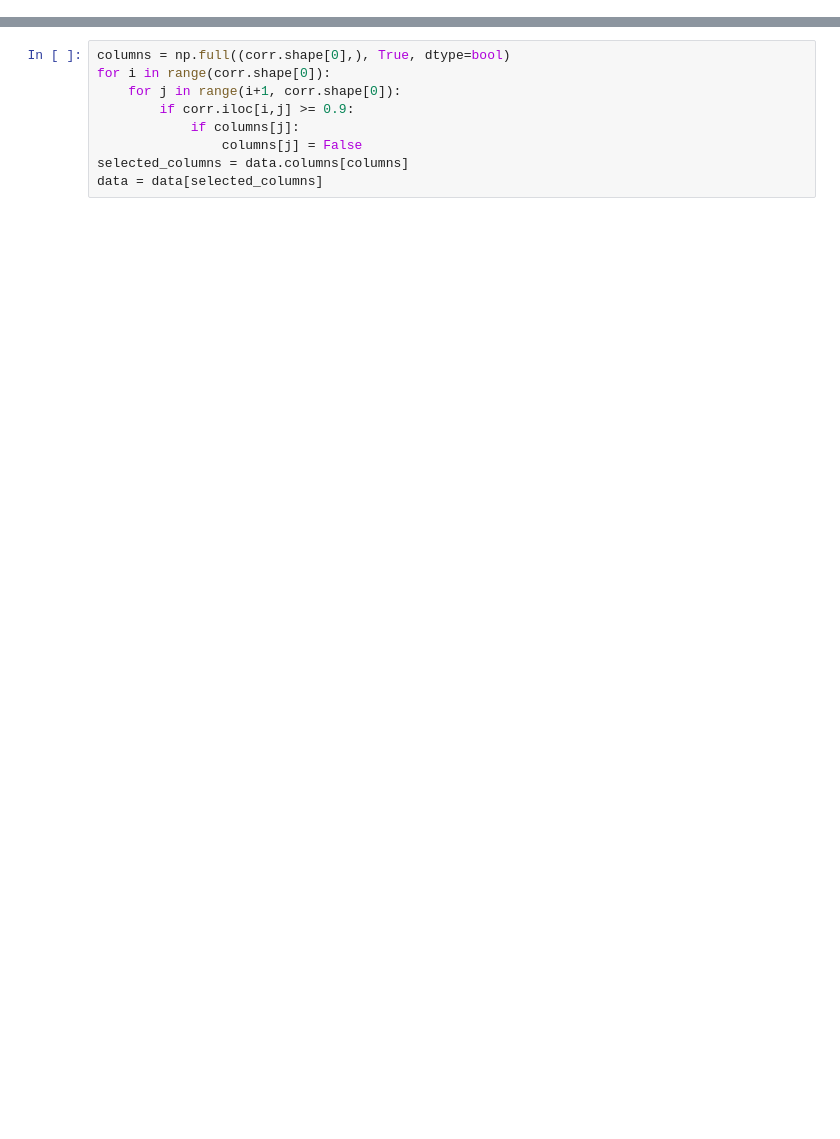
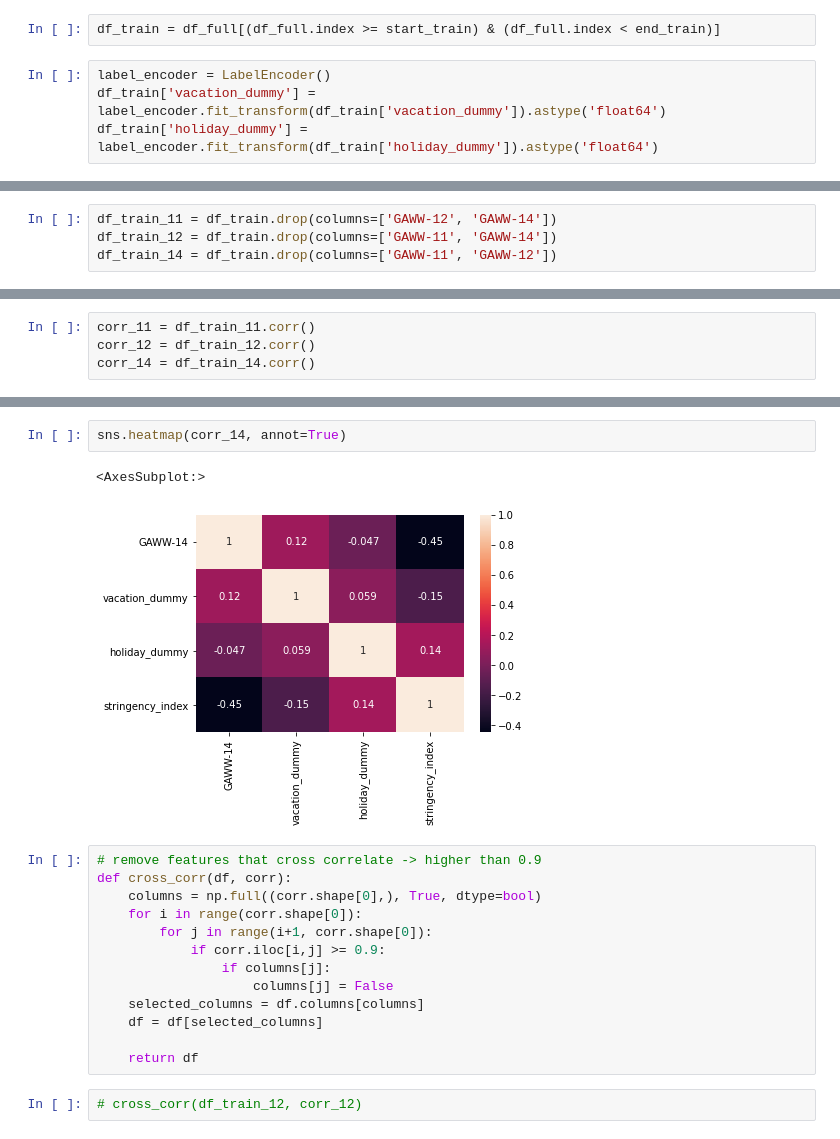
Before and after one commit to PLACE-DS/crowd-prediction, a Jupyter notebook: correlation/correlation.ipynb, the cells around one changed output, grey strips where cells are left out. Drawn from its saved outputs; the diff is of its cells as text; blank space fills up the shorter version.

```diff
--- a/correlation/correlation.ipynb
+++ b/correlation/correlation.ipynb
@@ -9,0 +14,6 @@ corr = data.corr()
+# %%
+df_train = df_full[(df_full.index >= start_train) & (df_full.index < end_train)]
+# %%
+label_encoder = LabelEncoder()
+df_train['vacation_dummy'] = label_encoder.fit_transform(df_train['vacation_dummy']).astype('float64')
+df_train['holiday_dummy'] = label_encoder.fit_transform(df_train['holiday_dummy']).astype('float64')
@@ -9,0 +31,4 @@ corr = data.corr()
+# %%
+df_train_11 = df_train.drop(columns=['GAWW-12', 'GAWW-14'])
+df_train_12 = df_train.drop(columns=['GAWW-11', 'GAWW-14'])
+df_train_14 = df_train.drop(columns=['GAWW-11', 'GAWW-12'])
@@ -10 +52,5 @@ corr = data.corr()
+# %%
+corr_11 = df_train_11.corr()
+corr_12 = df_train_12.corr()
+corr_14 = df_train_14.corr()
 # %%
@@ -12,9 +66,20 @@ sns.heatmap(corr)
+# %%
+sns.heatmap(corr_14, annot=True)
+# %% [output]
+<AxesSubplot:>
+[figure, added]
 # %%
-columns = np.full((corr.shape[0],), True, dtype=bool)
-for i in range(corr.shape[0]):
-    for j in range(i+1, corr.shape[0]):
-        if corr.iloc[i,j] >= 0.9:
-            if columns[j]:
-                columns[j] = False
-selected_columns = data.columns[columns]
-data = data[selected_columns]
+# remove features that cross correlate -> higher than 0.9
+def cross_corr(df, corr):
+    columns = np.full((corr.shape[0],), True, dtype=bool)
+    for i in range(corr.shape[0]):
+        for j in range(i+1, corr.shape[0]):
+            if corr.iloc[i,j] >= 0.9:
+                if columns[j]:
+                    columns[j] = False
+    selected_columns = df.columns[columns]
+    df = df[selected_columns]
+
+    return df
+# %%
+# cross_corr(df_train_12, corr_12)
```
Also changed, not shown: parts of 12 cells of this notebook.
